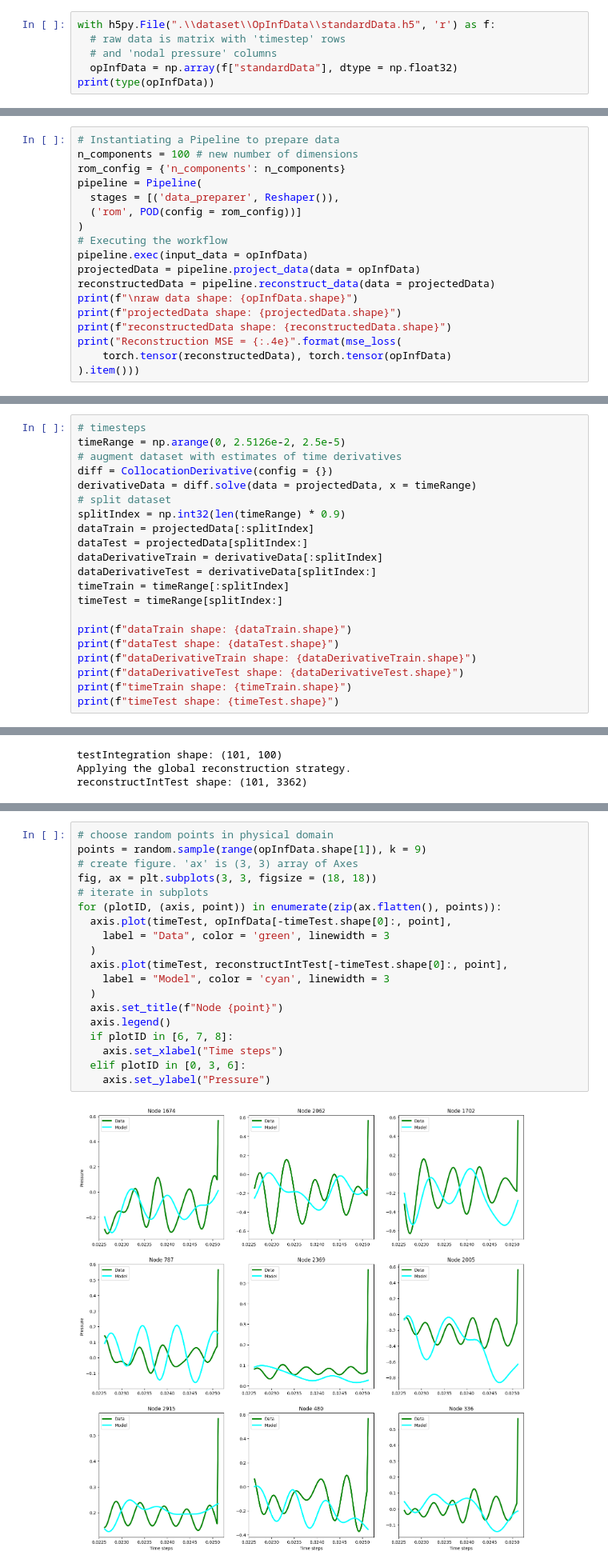
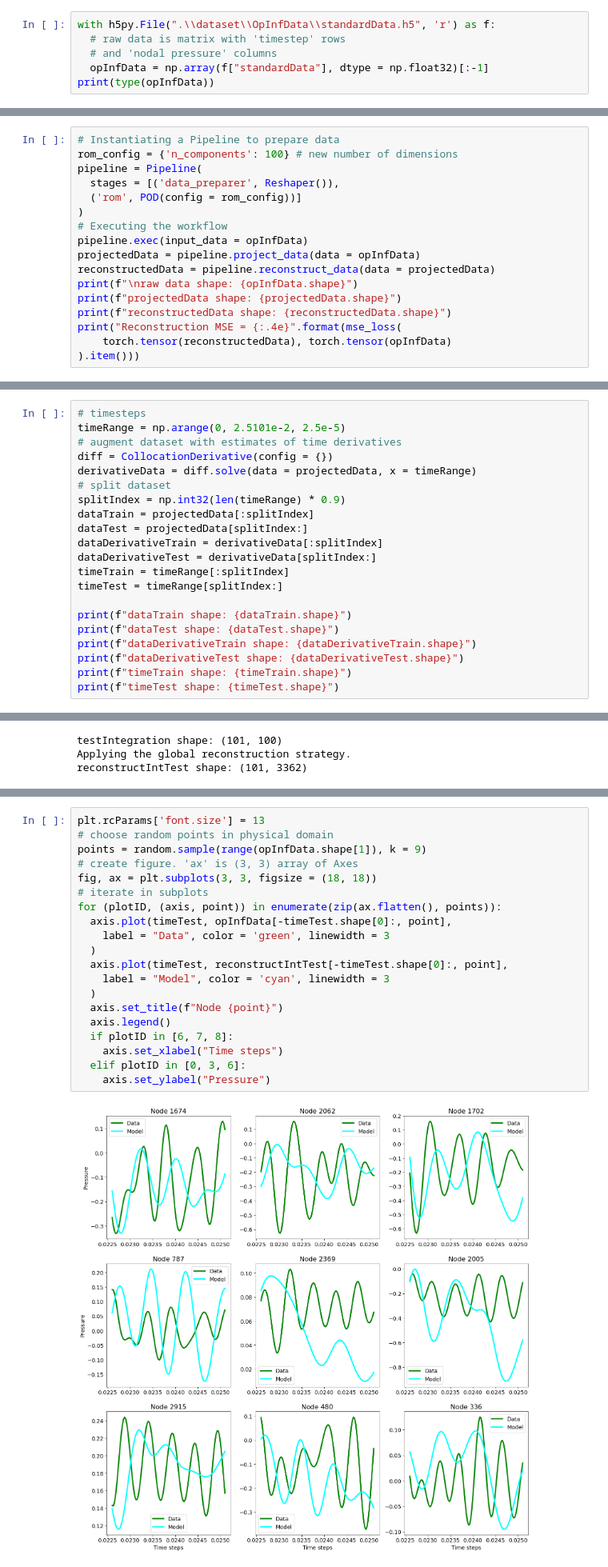
Before and after one commit to LucasMSpereira/acousticPINNs, a Jupyter notebook: python/OpInf.ipynb, the cells around one changed output, grey strips where cells are left out. Shown at 80% size. Cells and saved outputs as stored; diff of their text form.

Commit message:
fix plots and data selection

```diff
--- a/python/OpInf.ipynb
+++ b/python/OpInf.ipynb
@@ -29,7 +29,7 @@ os.chdir(os.path.split(os.getcwd())[0]) # change directory
 with h5py.File(".\\dataset\\OpInfData\\standardData.h5", 'r') as f:
   # raw data is matrix with 'timestep' rows
   # and 'nodal pressure' columns
-  opInfData = np.array(f["standardData"], dtype = np.float32)
+  opInfData = np.array(f["standardData"], dtype = np.float32)[:-1]
 print(type(opInfData))
 # %% [output]
 <class 'numpy.ndarray'>
@@ -39,8 +39,7 @@ print(type(opInfData))
 Dimension reduction using Proper Orthogonal Decomposition
 # %%
 # Instantiating a Pipeline to prepare data
-n_components = 100 # new number of dimensions
-rom_config = {'n_components': n_components}
+rom_config = {'n_components': 100} # new number of dimensions
 pipeline = Pipeline(
   stages = [('data_preparer', Reshaper()),
   ('rom', POD(config = rom_config))]
@@ -73,6 +76,6 @@ Reconstruction MSE = 7.3997e-04
 # %%
 # timesteps
-timeRange = np.arange(0, 2.5126e-2, 2.5e-5)
+timeRange = np.arange(0, 2.5101e-2, 2.5e-5)
 # augment dataset with estimates of time derivatives
 diff = CollocationDerivative(config = {})
 derivativeData = diff.solve(data = projectedData, x = timeRange)
@@ -244,22 +247,23 @@ Full order MSE = 2.7399e-02
 Sample some positions and plot their time integration error histories
 # %%
+plt.rcParams['font.size'] = 13
 # choose random points in physical domain
 points = random.sample(range(opInfData.shape[1]), k = 9)
 # create figure. 'ax' is (3, 3) array of Axes
 fig, ax = plt.subplots(3, 3, figsize = (18, 18))
 # iterate in subplots
 for (plotID, (axis, point)) in enumerate(zip(ax.flatten(), points)):
   axis.plot(timeTest, opInfData[-timeTest.shape[0]:, point],
     label = "Data", color = 'green', linewidth = 3
   )
   axis.plot(timeTest, reconstructIntTest[-timeTest.shape[0]:, point],
     label = "Model", color = 'cyan', linewidth = 3
   )
   axis.set_title(f"Node {point}")
   axis.legend()
   if plotID in [6, 7, 8]:
     axis.set_xlabel("Time steps")
   elif plotID in [0, 3, 6]:
     axis.set_ylabel("Pressure")
 # %% [output]
-[figure, old version]
+[figure, new version]
```
Also changed, not shown: parts of 19 cells of this notebook.
